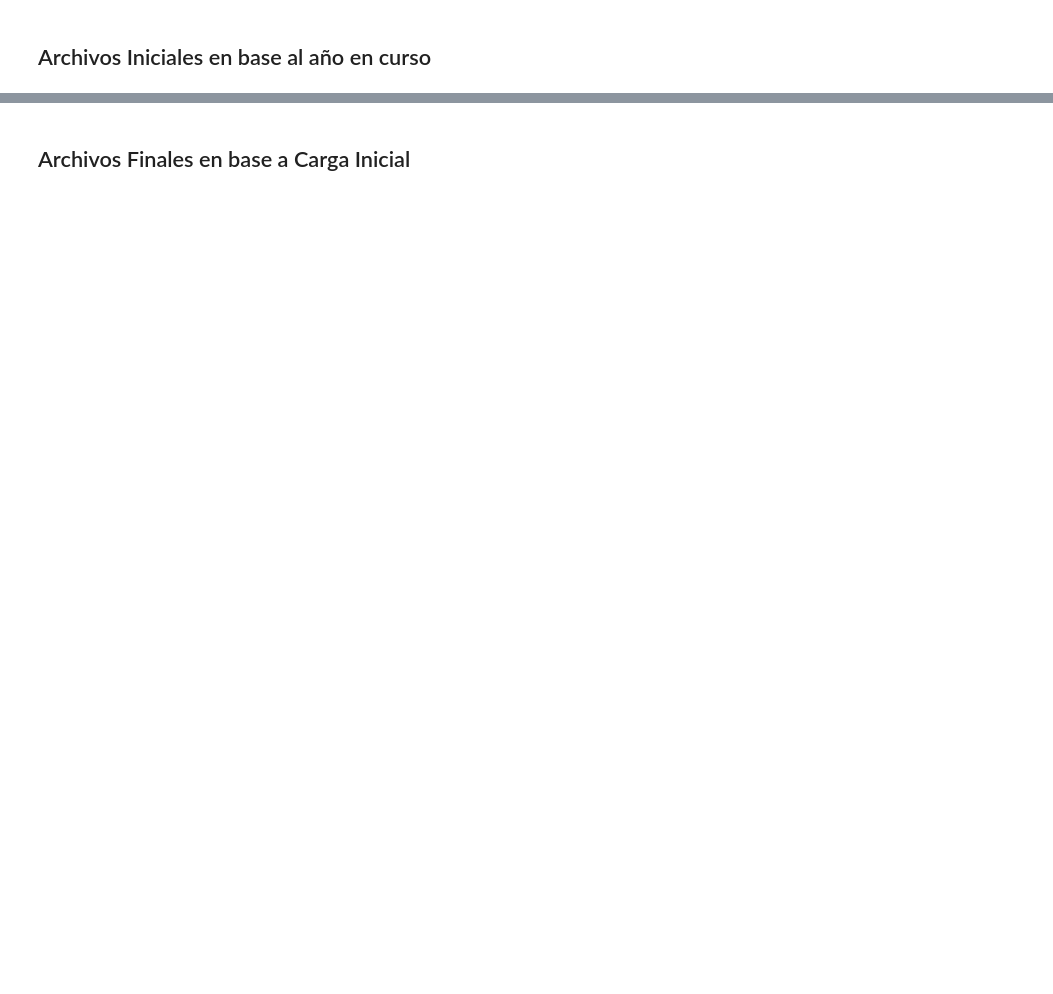
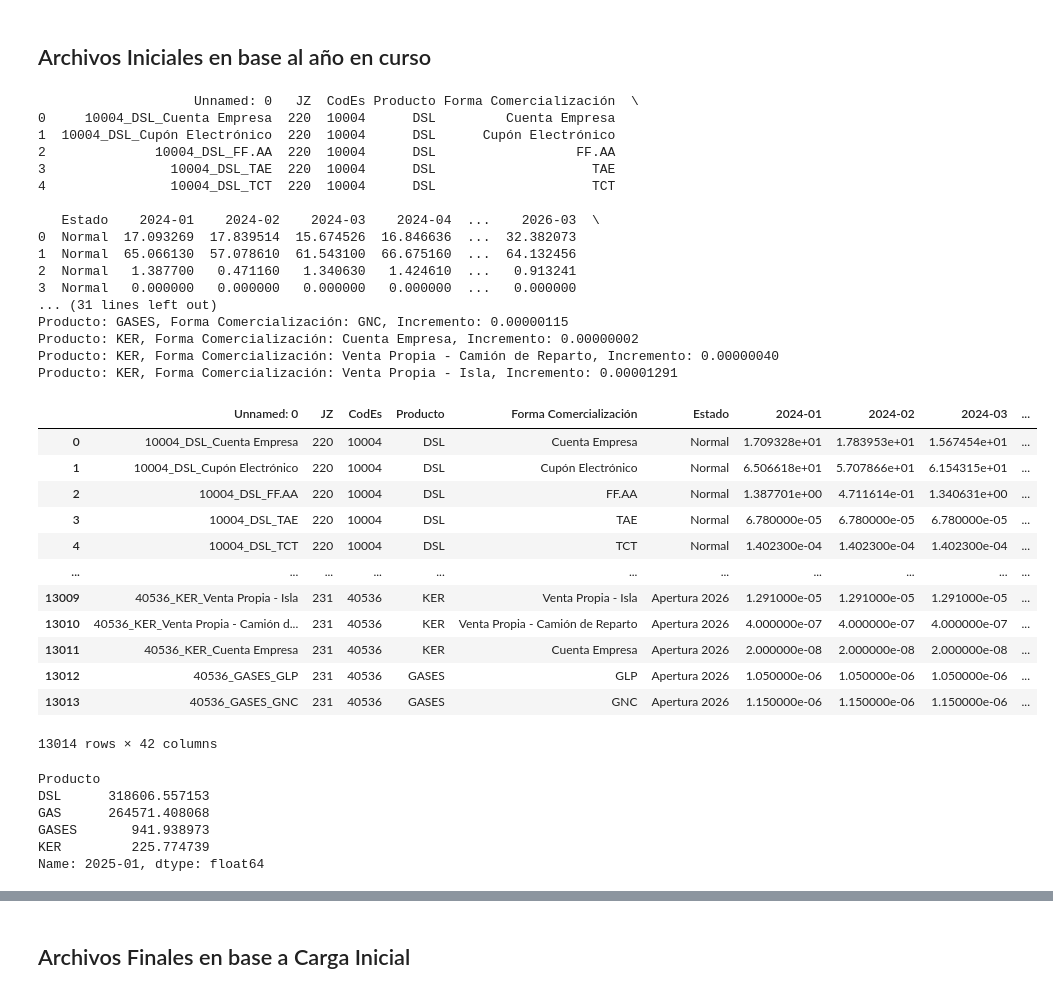
Before and after one commit to planificacioncomercial/placom-poa-anual-estaciones-scripts, a Jupyter notebook: poa_inicial_COMBUSTIBLES_to_excel.ipynb, the cells around one changed output, grey strips where cells are left out. Cells and saved outputs as stored; diff of their text form; code cells hidden in the pictures; blank space fills up the shorter version.

```diff
--- a/poa_inicial_COMBUSTIBLES_to_excel.ipynb
+++ b/poa_inicial_COMBUSTIBLES_to_excel.ipynb
@@ -162,9 +162,12 @@ def sum_prop(prod, form_com):
 base_dir = Path(r"G:\Unidades compartidas\2_Planificación Comercial - EDS\4. POA\POA Gestión\POA 2026\POA Comercial - Carga Inicial")
 
 dir_base = base_dir / "Carga Inicial" / "Archivos por Zona Respaldo"
-dir_maestro_eds = base_dir / "Maestro EDS.xlsx"
-dir_archivo_base = base_dir / "Carga Inicial" / "(Paso-1) ArchivosSinProyMacro" / "base_poa_vol_inicial - python.xlsx"
-dir_archivo_app_copec = base_dir / "Carga Inicial" / "(Paso-1) ArchivosSinProyMacro" / "base_poa_app_copec.xlsx"
+dir_maestro_eds = base_dir / "Carga Inicial" / "Maestro EDS.xlsx"
+# dir_archivo_base = base_dir / "Carga Inicial" / "(Paso-1) ArchivosSinProyMacro" / "base_poa_vol_inicial - python.xlsx"
+# dir_archivo_app_copec = base_dir / "Carga Inicial" / "(Paso-1) ArchivosSinProyMacro" / "base_poa_app_copec.xlsx"
+# dir_archivo_base = base_dir / "Carga Inicial" / "(Paso-3) Mercado" / "base_poa_vol_inicial - python.xlsx"
+dir_archivo_base = base_dir / "Carga Inicial" / "(Paso-3) Mercado" /  "base_poa_vol_inicial - python - Carga Inicial_SinAfectaciones.xlsx"
+dir_archivo_app_copec = base_dir / "Carga Inicial" / "(Paso-3) Mercado" / "base_poa_app_copec.xlsx"
 
 # ---- Configuración ----
 zonas = [209, 210, 211, 212, 213, 214, 215, 216, 217,
@@ -172,8 +175,10 @@ zonas = [209, 210, 211, 212, 213, 214, 215, 216, 217,
 235, 240, 241, 242, 243, 244, 245, 246, 247,
 248, 249]  # , 211, ..., 248
 
+# zonas = [214]
+
 # ---- Carga maestro ----
-maestro_eds = pd.read_excel(dir_maestro_eds, usecols=[0, 5], sheet_name="Consolidado")
+maestro_eds = pd.read_excel(dir_maestro_eds, usecols=[0, 5], sheet_name="Consolidado VF")
 estacionales = pd.read_excel(dir_maestro_eds, usecols=[0, 12], names=["CodEs", "JZ"], sheet_name="Estacionales")
 
 # Concatenar ambos
@@ -199,35 +204,73 @@ details_form_com = [
     ("DSL", "Venta Propia - Isla"),
     ("GAS", "Cupón Electrónico"),
     ("GAS", "FF.AA"),
     ("GAS", "G93 - VP"),
     ("GAS", "G95 - VP"),
     ("GAS", "G97 - VP"),
     ("GAS", "Cuenta Empresa"),
     ("GASES", "GLP"),
     ("GASES", "GNC"),
     ("KER", "Cuenta Empresa"),
     ("KER", "Venta Propia - Camión de Reparto"),
     ("KER", "Venta Propia - Isla"),
 ]
 
 # ---- Columnas proyectadas ----
 years = [2024, 2025, 2026]
 months = [f"{m:02}" for m in range(1, 13)]
 cols_proy = [f"{y}-{m:02}" for y in years for m in months]
 
 # ---- Asegurar que las columnas proyectadas sean numéricas ----
 base_poa[cols_proy] = base_poa[cols_proy].apply(pd.to_numeric, errors='coerce')
 
 # ---- Aplicar sum_prop por cada combinación ----
 for prod, form_com in details_form_com:
     mask = (base_poa["Producto"] == prod) & (base_poa["Forma Comercialización"] == form_com)
     incremento = sum_prop(prod, form_com)
     print(f"Producto: {prod}, Forma Comercialización: {form_com}, Incremento: {incremento:.8f}")
     base_poa.loc[mask, cols_proy] = base_poa.loc[mask, cols_proy].add(incremento)
 
 base_poa
+# %% [output]
+                    Unnamed: 0   JZ  CodEs Producto Forma Comercialización  \
+0     10004_DSL_Cuenta Empresa  220  10004      DSL         Cuenta Empresa
+1  10004_DSL_Cupón Electrónico  220  10004      DSL      Cupón Electrónico
+2              10004_DSL_FF.AA  220  10004      DSL                  FF.AA
+3                10004_DSL_TAE  220  10004      DSL                    TAE
+4                10004_DSL_TCT  220  10004      DSL                    TCT
+
+   Estado    2024-01    2024-02    2024-03    2024-04  ...    2026-03  \
+0  Normal  17.093269  17.839514  15.674526  16.846636  ...  32.382073
+1  Normal  65.066130  57.078610  61.543100  66.675160  ...  64.132456
+2  Normal   1.387700   0.471160   1.340630   1.424610  ...   0.913241
+3  Normal   0.000000   0.000000   0.000000   0.000000  ...   0.000000
+... (31 lines left out)
+Producto: GASES, Forma Comercialización: GNC, Incremento: 0.00000115
+Producto: KER, Forma Comercialización: Cuenta Empresa, Incremento: 0.00000002
+Producto: KER, Forma Comercialización: Venta Propia - Camión de Reparto, Incremento: 0.00000040
+Producto: KER, Forma Comercialización: Venta Propia - Isla, Incremento: 0.00001291
+|  | Unnamed: 0 | JZ | CodEs | Producto | Forma Comercialización | Estado | 2024-01 | 2024-02 | 2024-03 | ... |
+| 0 | 10004_DSL_Cuenta Empresa | 220 | 10004 | DSL | Cuenta Empresa | Normal | 1.709328e+01 | 1.783953e+01 | 1.567454e+01 | ... |
+| 1 | 10004_DSL_Cupón Electrónico | 220 | 10004 | DSL | Cupón Electrónico | Normal | 6.506618e+01 | 5.707866e+01 | 6.154315e+01 | ... |
+| 2 | 10004_DSL_FF.AA | 220 | 10004 | DSL | FF.AA | Normal | 1.387701e+00 | 4.711614e-01 | 1.340631e+00 | ... |
+| 3 | 10004_DSL_TAE | 220 | 10004 | DSL | TAE | Normal | 6.780000e-05 | 6.780000e-05 | 6.780000e-05 | ... |
+| 4 | 10004_DSL_TCT | 220 | 10004 | DSL | TCT | Normal | 1.402300e-04 | 1.402300e-04 | 1.402300e-04 | ... |
+| ... | ... | ... | ... | ... | ... | ... | ... | ... | ... | ... |
+| 13009 | 40536_KER_Venta Propia - Isla | 231 | 40536 | KER | Venta Propia - Isla | Apertura 2026 | 1.291000e-05 | 1.291000e-05 | 1.291000e-05 | ... |
+| 13010 | 40536_KER_Venta Propia - Camión d... | 231 | 40536 | KER | Venta Propia - Camión de Reparto | Apertura 2026 | 4.000000e-07 | 4.000000e-07 | 4.000000e-07 | ... |
+| 13011 | 40536_KER_Cuenta Empresa | 231 | 40536 | KER | Cuenta Empresa | Apertura 2026 | 2.000000e-08 | 2.000000e-08 | 2.000000e-08 | ... |
+| 13012 | 40536_GASES_GLP | 231 | 40536 | GASES | GLP | Apertura 2026 | 1.050000e-06 | 1.050000e-06 | 1.050000e-06 | ... |
+| 13013 | 40536_GASES_GNC | 231 | 40536 | GASES | GNC | Apertura 2026 | 1.150000e-06 | 1.150000e-06 | 1.150000e-06 | ... |
+13014 rows × 42 columns
 # %%
 base_poa.groupby(by=['Producto'])['2025-01'].sum()
+# %% [output]
+Producto
+DSL      318606.557153
+GAS      264571.408068
+GASES       941.938973
+KER         225.774739
+Name: 2025-01, dtype: float64
 # %%
 # Generación archivos
 output_dir = base_dir / "Carga Inicial" / "Archivos por Zona Respaldo"
```
Also changed, not shown: parts of 2 cells of this notebook, 1 other file.
